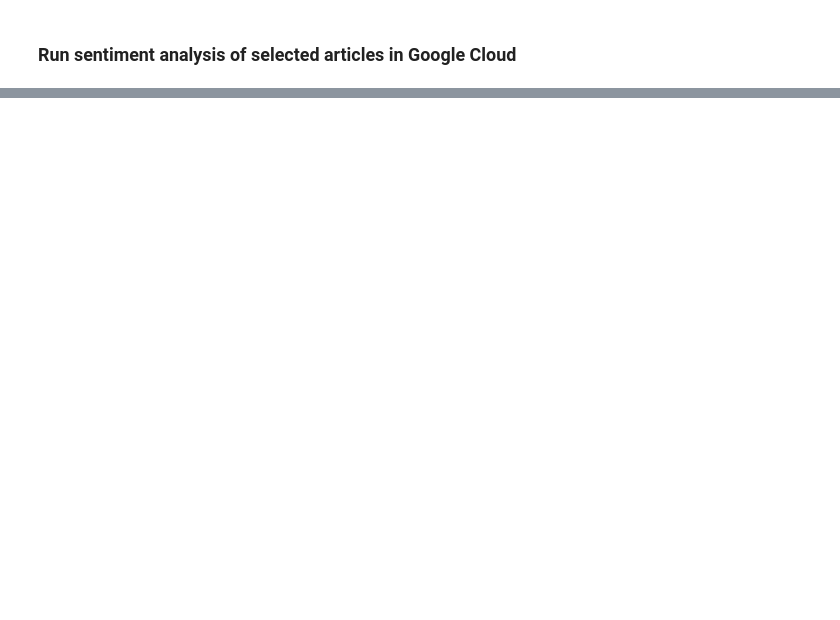
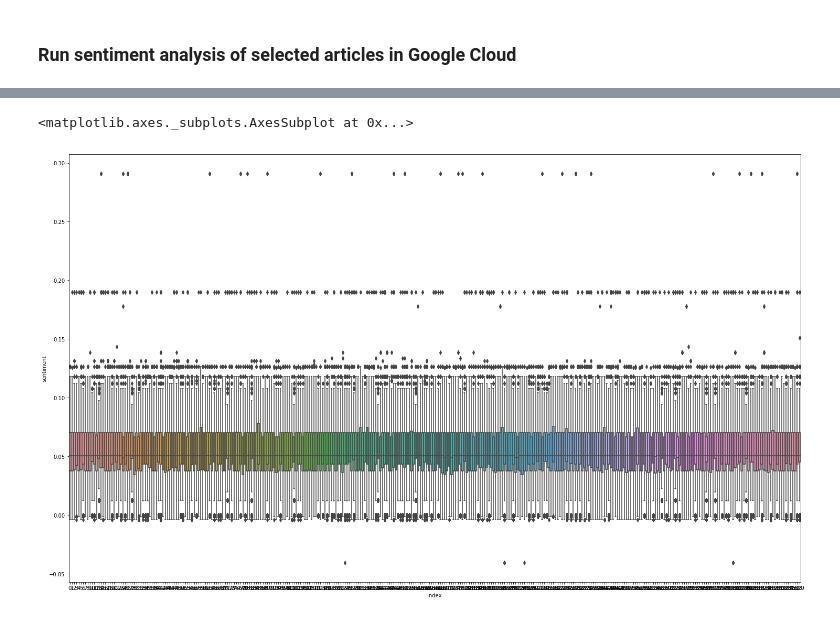
Before and after one commit to diazcelsa/NLP_politics_spiegel, a Jupyter notebook: notebooks/sentiment/Sentiment Anlysis in migration selected articles.ipynb, the cells around one changed output, grey strips where cells are left out. Drawn from its saved outputs; the diff is of its cells as text; code cells hidden in the pictures; blank space fills up the shorter version.

```diff
--- a/notebooks/sentiment/Sentiment Anlysis in migration selected articles.ipynb
+++ b/notebooks/sentiment/Sentiment Anlysis in migration selected articles.ipynb
@@ -125,9 +173,0 @@ articles_selected_.to_csv("../../data/330_selected_art_translated.csv", index=Fa
-# %%
-results = []
-for i, text in articles_selected_["text"].iteritems():
-    # Run LSTM model to predict final hidden units' values
-    text_features = model.transform(text)
-
-    # Extract content from sentiment hidden unit 2388
-    results.append(text_features[:,2388])
-    print(f"text {i} analyzed")
@@ -138,0 +186,7 @@ pickle.dump(results, open("../../data/sentiment_analysis_scores.pkl", "wb"))
+# %%
+file_100 = open("../../data/sentiment_analysis_scores_checkpoint.pkl",'rb')
+file_100_on = open("../../data/sentiment_analysis_scores.pkl",'rb')
+sentiment_100 = pickle.load(file_100)
+sentiment_100_on = pickle.load(file_100_on)
+# %%
+sentiment = sentiment_100[:100] + sentiment_100_on
@@ -138,0 +199,13 @@ pickle.dump(results, open("../../data/sentiment_analysis_scores.pkl", "wb"))
+# %%
+# shape results array with sentiment per article to be readable
+sentiment_clean = pd.DataFrame(sentiment).T.dropna().T
+rec = [{'a_idx': ia, 'sentiment': sent} for ia, a in enumerate(sentiment)  for sent in a]
+df = pd.DataFrame.from_records(rec)
+
+# order articles by date (2015 -> 2018)
+tmp_ordered = []
+for i, art in enumerate(order_articles_asc):
+    sel = df[df['a_idx']==art]
+    sel['index'] = i
+    tmp_ordered.append(sel)
+tmp_ordered = pd.concat(tmp_ordered).reset_index(drop=True)
@@ -138,0 +225,6 @@ pickle.dump(results, open("../../data/sentiment_analysis_scores.pkl", "wb"))
+# %%
+plt.figure(figsize=(25, 15))
+sns.boxplot(data=tmp_ordered, x='index', y='sentiment')
+# %% [output]
+<matplotlib.axes._subplots.AxesSubplot at 0x...>
+[figure, added]
```
Also changed, not shown: parts of 30 cells of this notebook, 14 other files.
